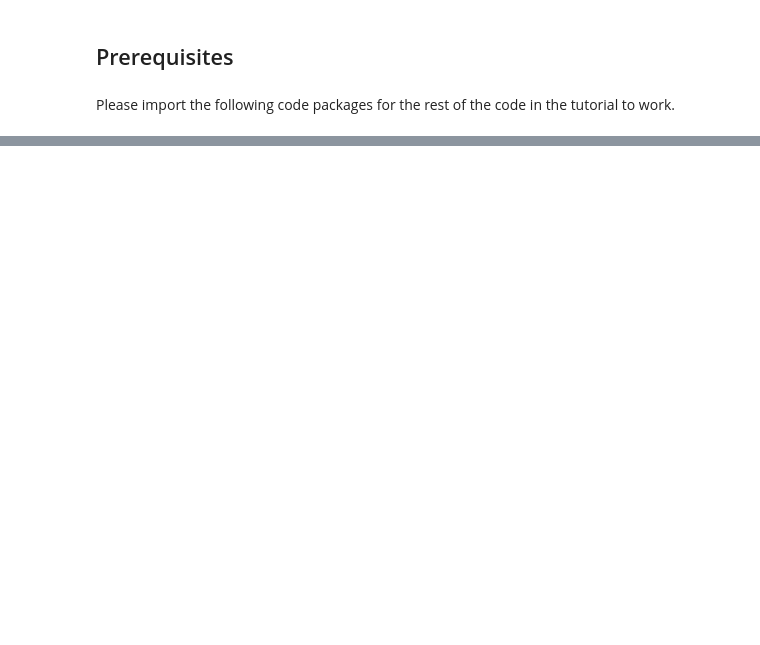
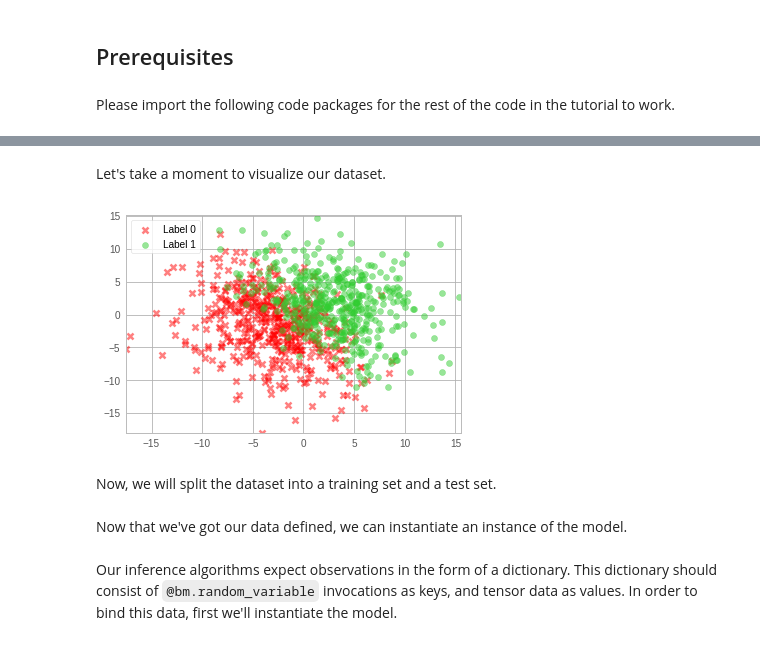
Before and after one commit to facebookresearch/beanmachine, a Jupyter notebook: tutorials/Tutorial_Implement_sparse_logistic_regression.ipynb, the cells around one changed output, grey strips where cells are left out. Cells and saved outputs as stored; diff of their text form; code cells hidden in the pictures; blank space fills up the shorter version.

```diff
--- a/tutorials/Tutorial_Implement_sparse_logistic_regression.ipynb
+++ b/tutorials/Tutorial_Implement_sparse_logistic_regression.ipynb
@@ -425,0 +138,32 @@ HMC      -346.573591
+# %%
+X = dist.Normal(0, 5).expand([1000, 2]).sample()
+
+true_tau = dist.Gamma(alpha_hyperparam, beta_hyperparam).sample()
+true_lambda = dist.Gamma(alpha_hyperparam, beta_hyperparam).expand([X.shape[1], 1]).sample()
+true_beta = dist.Normal(0, 1).expand([X.shape[1], 1]).sample()
+
+Y = dist.Bernoulli(logits=X @ (true_tau * true_beta * true_lambda)).sample()
+# %% [markdown]
+Let's take a moment to visualize our dataset.
+# %%
+plt.scatter(
+    X[Y[:, 0] == 0, 0],
+    X[Y[:, 0] == 0, 1],
+    label="Label 0",
+    color="red",
+    marker="x",
+    alpha=0.5,
+)
+plt.scatter(
+    X[Y[:, 0] == 1, 0],
+    X[Y[:, 0] == 1, 1],
+    label="Label 1",
+    color="limegreen",
+    marker="o",
+    alpha=0.5,
+)
+plt.legend();
+# %% [output]
+[figure, added]
+# %% [markdown]
+Now, we will split the dataset into a training set and a test set.
@@ -425,0 +172,2 @@ HMC      -346.573591
+# %% [markdown]
+Now that we've got our data defined, we can instantiate an instance of the model.
@@ -425,0 +176,2 @@ HMC      -346.573591
+# %% [markdown]
+Our inference algorithms expect observations in the form of a dictionary. This dictionary should consist of `@bm.random_variable` invocations as keys, and tensor data as values. In order to bind this data, first we'll instantiate the model.
```
Also changed, not shown: parts of 140 cells of this notebook, 3 other files.
